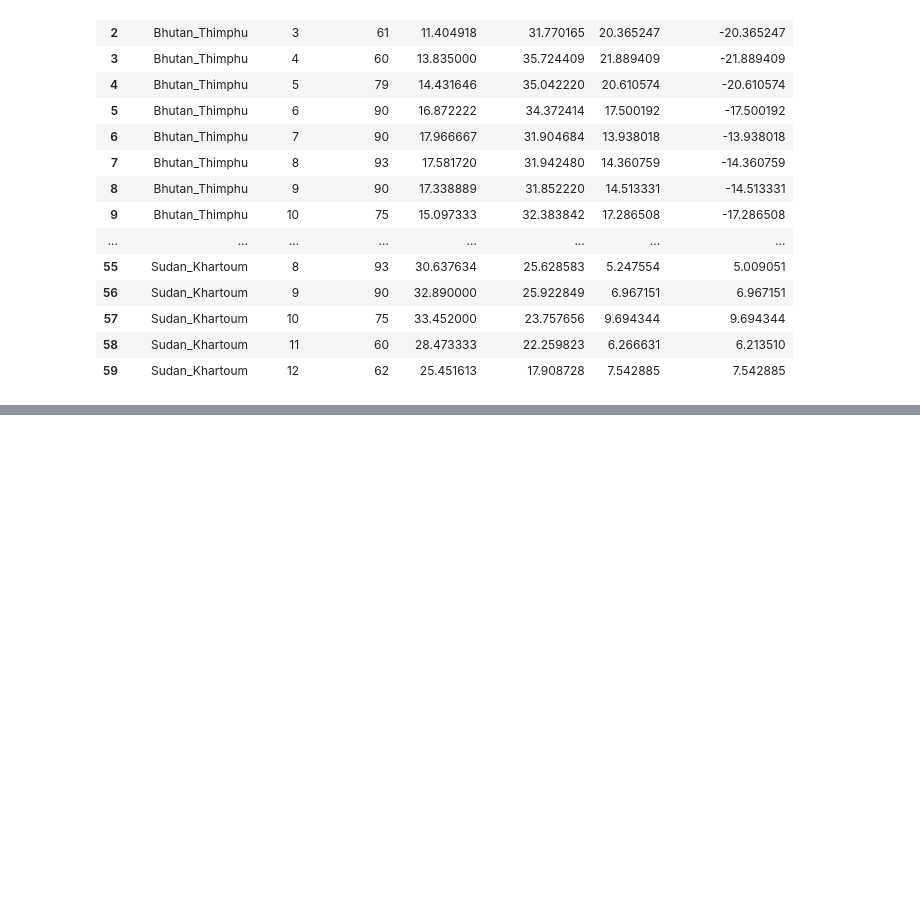
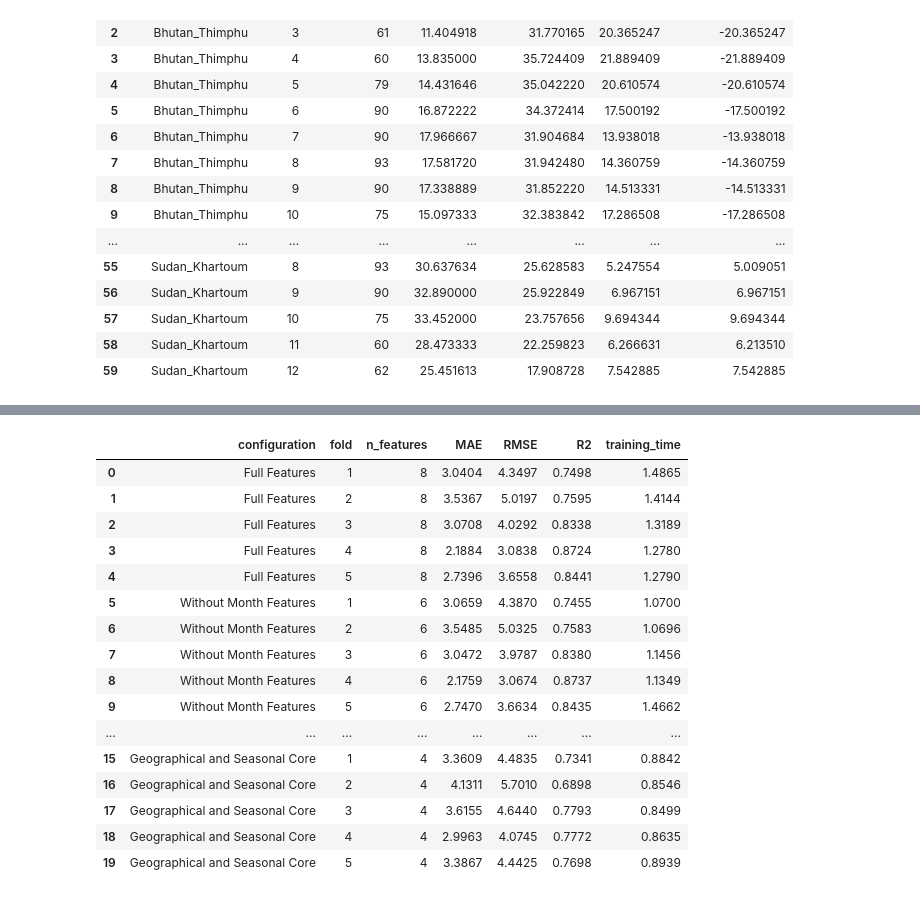
Before and after one commit to MosabOs/climate-geospatial-ml, a Jupyter notebook: notebooks/06_model_improvement.ipynb, the cells around one changed output, grey strips where cells are left out. Cells and saved outputs as stored; diff of their text form; code cells hidden in the pictures; blank space fills up the shorter version.

Commit message:
Add spatial cross-validation and model optimization

```diff
--- a/notebooks/06_model_improvement.ipynb
+++ b/notebooks/06_model_improvement.ipynb
@@ -1261,0 +1871,54 @@ display(
+# %%
+
+ablation_results = []
+
+for config_name, selected_features in feature_configurations.items():
+
+    print(f"\nEvaluating: {config_name}")
+
+    X_config = X_train_cv[selected_features]
+
+    for fold, (fold_train_idx, fold_val_idx) in enumerate(
+        group_kfold.split(X_config, y_train_cv, groups_train_cv),
+        start=1
+    ):
+
+        model = ExtraTreesRegressor(
+            n_estimators=100,
+            max_depth=None,
+            min_samples_split=2,
+            min_samples_leaf=2,
+            random_state=42,
+            n_jobs=-1
+        )
+
+        X_fold_train = X_config.iloc[fold_train_idx]
+        X_fold_val = X_config.iloc[fold_val_idx]
+
+        y_fold_train = y_train_cv.iloc[fold_train_idx]
+        y_fold_val = y_train_cv.iloc[fold_val_idx]
+
+        start_time = time.time()
+
+        model.fit(X_fold_train, y_fold_train)
+
+        training_time = time.time() - start_time
+
+        predictions = model.predict(X_fold_val)
+
+        ablation_results.append({
+            "configuration": config_name,
+            "fold": fold,
+            "n_features": len(selected_features),
+            "MAE": mean_absolute_error(y_fold_val, predictions),
+            "RMSE": np.sqrt(mean_squared_error(y_fold_val, predictions)),
+            "R2": r2_score(y_fold_val, predictions),
+            "training_time": training_time
+        })
+
+        print(f"Fold {fold} completed.")
+
+ablation_results_df = pd.DataFrame(ablation_results)
+
+display(ablation_results_df.round(4))
+# %% [output]
@@ -1261,0 +1942,17 @@ display(
+|  | configuration | fold | n_features | MAE | RMSE | R2 | training_time |
+| 0 | Full Features | 1 | 8 | 3.0404 | 4.3497 | 0.7498 | 1.4865 |
+| 1 | Full Features | 2 | 8 | 3.5367 | 5.0197 | 0.7595 | 1.4144 |
+| 2 | Full Features | 3 | 8 | 3.0708 | 4.0292 | 0.8338 | 1.3189 |
+| 3 | Full Features | 4 | 8 | 2.1884 | 3.0838 | 0.8724 | 1.2780 |
+| 4 | Full Features | 5 | 8 | 2.7396 | 3.6558 | 0.8441 | 1.2790 |
+| 5 | Without Month Features | 1 | 6 | 3.0659 | 4.3870 | 0.7455 | 1.0700 |
+| 6 | Without Month Features | 2 | 6 | 3.5485 | 5.0325 | 0.7583 | 1.0696 |
+| 7 | Without Month Features | 3 | 6 | 3.0472 | 3.9787 | 0.8380 | 1.1456 |
+| 8 | Without Month Features | 4 | 6 | 2.1759 | 3.0674 | 0.8737 | 1.1349 |
+| 9 | Without Month Features | 5 | 6 | 2.7470 | 3.6634 | 0.8435 | 1.4662 |
+| ... | ... | ... | ... | ... | ... | ... | ... |
+| 15 | Geographical and Seasonal Core | 1 | 4 | 3.3609 | 4.4835 | 0.7341 | 0.8842 |
+| 16 | Geographical and Seasonal Core | 2 | 4 | 4.1311 | 5.7010 | 0.6898 | 0.8546 |
+| 17 | Geographical and Seasonal Core | 3 | 4 | 3.6155 | 4.6440 | 0.7793 | 0.8499 |
+| 18 | Geographical and Seasonal Core | 4 | 4 | 2.9963 | 4.0745 | 0.7772 | 0.8635 |
+| 19 | Geographical and Seasonal Core | 5 | 4 | 3.3867 | 4.4425 | 0.7698 | 0.8939 |
```
Also changed, not shown: parts of 47 cells of this notebook.
